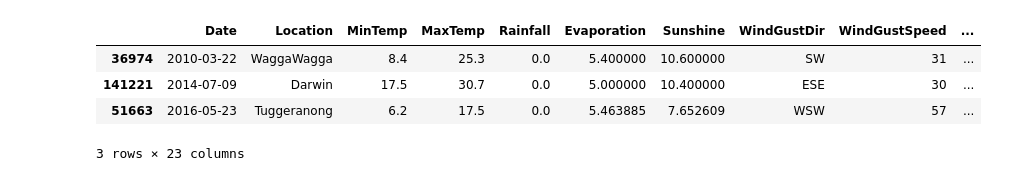
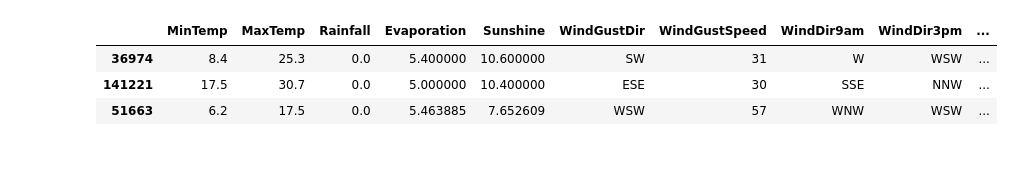
Before and after one commit to As17-01/OSDA_BHW, a Jupyter notebook: experiments_weather.ipynb, the cells around one changed output. Drawn from its saved outputs; the diff is of its cells as text; code cells hidden in the pictures.

```diff
--- a/experiments_weather.ipynb
+++ b/experiments_weather.ipynb
@@ -10,22 +29,20 @@ from src.pipeline import ModelPipeline
 # %%
 data_loader = DatasetLoader(pathlib.Path("./datasets"))
 
 data = data_loader.load_dataset(DatasetEnum.weather)
+data, target = data.drop(columns=["target", "Date", "Location", "RainToday"]), data[["target"]]
 
-features = [col_name for col_name in data.columns if col_name not in ["target", "Date", "Location", "RainToday"]]
-
-for col_name in features:
+for col_name in data.columns:
     if data[col_name].dtypes == "float" and np.all(data[~data[col_name].isna()][col_name] % 1.0 == 0.0):
         data[col_name] = data[col_name].fillna(np.round(np.mean(data[col_name]))).astype("int32")
     elif data[col_name].dtypes == "float":
         data[col_name] = data[col_name].fillna(np.mean(data[col_name])).astype("float64")
     elif data[col_name].dtypes == "category":
         data[col_name] = data[col_name].astype("str").fillna("unk").astype("category")
 
 data.head(3)
 # %% [output]
-|  | Date | Location | MinTemp | MaxTemp | Rainfall | Evaporation | Sunshine | WindGustDir | WindGustSpeed | ... |
-| 36974 | 2010-03-22 | WaggaWagga | 8.4 | 25.3 | 0.0 | 5.400000 | 10.600000 | SW | 31 | ... |
-| 141221 | 2014-07-09 | Darwin | 17.5 | 30.7 | 0.0 | 5.000000 | 10.400000 | ESE | 30 | ... |
-| 51663 | 2016-05-23 | Tuggeranong | 6.2 | 17.5 | 0.0 | 5.463885 | 7.652609 | WSW | 57 | ... |
+|  | MinTemp | MaxTemp | Rainfall | Evaporation | Sunshine | WindGustDir | WindGustSpeed | WindDir9am | WindDir3pm | ... |
+| 36974 | 8.4 | 25.3 | 0.0 | 5.400000 | 10.600000 | SW | 31 | W | WSW | ... |
+| 141221 | 17.5 | 30.7 | 0.0 | 5.000000 | 10.400000 | ESE | 30 | SSE | NNW | ... |
+| 51663 | 6.2 | 17.5 | 0.0 | 5.463885 | 7.652609 | WSW | 57 | WNW | WSW | ... |
-3 rows × 23 columns
```
Also changed, not shown: parts of 6 cells of this notebook, 12 other files.
